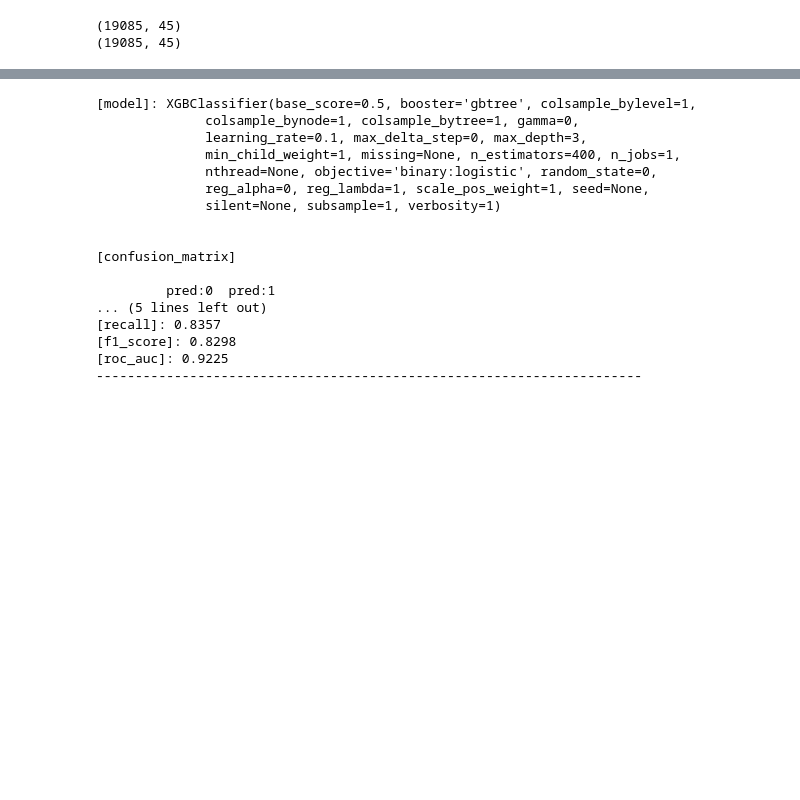
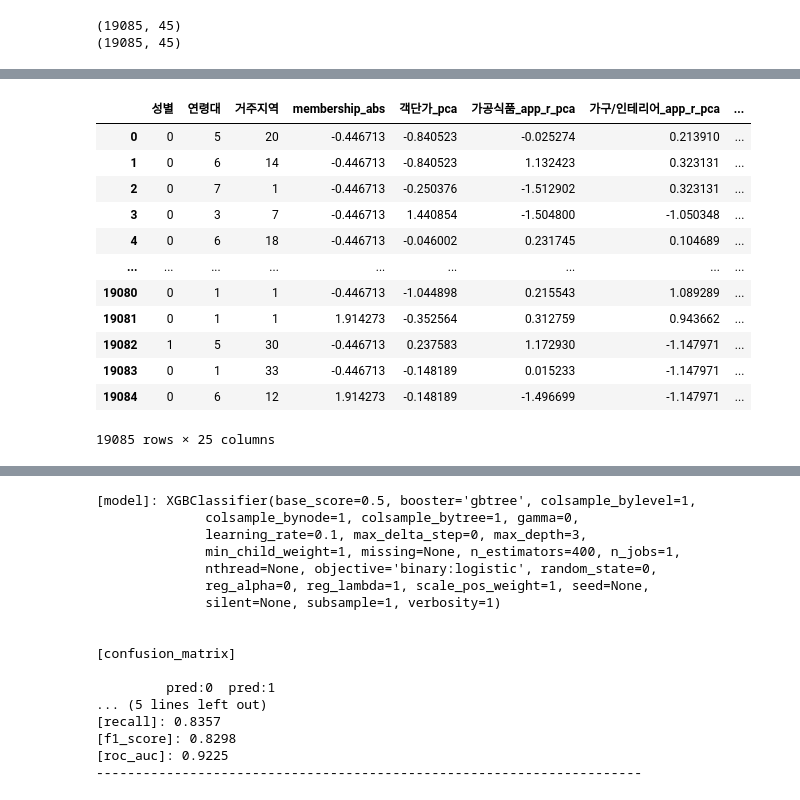
Before and after one commit to kikiru328/enterprise_analysis, a Jupyter notebook: xgggggggggggggggg.ipynb, the cells around one changed output, grey strips where cells are left out. Cells and saved outputs as stored; diff of their text form; code cells hidden in the pictures; blank space fills up the shorter version.

```diff
--- a/xgggggggggggggggg.ipynb
+++ b/xgggggggggggggggg.ipynb
@@ -816,3 +804,19 @@ train
+# %%
+test
+# %% [output]
+|  | 성별 | 연령대 | 거주지역 | membership_abs | 객단가_pca | 가공식품_app_r_pca | 가구/인테리어_app_r_pca | ... |
+| 0 | 0 | 5 | 20 | -0.446713 | -0.840523 | -0.025274 | 0.213910 | ... |
+| 1 | 0 | 6 | 14 | -0.446713 | -0.840523 | 1.132423 | 0.323131 | ... |
+| 2 | 0 | 7 | 1 | -0.446713 | -0.250376 | -1.512902 | 0.323131 | ... |
+| 3 | 0 | 3 | 7 | -0.446713 | 1.440854 | -1.504800 | -1.050348 | ... |
+| 4 | 0 | 6 | 18 | -0.446713 | -0.046002 | 0.231745 | 0.104689 | ... |
+| ... | ... | ... | ... | ... | ... | ... | ... | ... |
+| 19080 | 0 | 1 | 1 | -0.446713 | -1.044898 | 0.215543 | 1.089289 | ... |
+| 19081 | 0 | 1 | 1 | 1.914273 | -0.352564 | 0.312759 | 0.943662 | ... |
+| 19082 | 1 | 5 | 30 | -0.446713 | 0.237583 | 1.172930 | -1.147971 | ... |
+| 19083 | 0 | 1 | 33 | -0.446713 | -0.148189 | 0.015233 | -1.147971 | ... |
+| 19084 | 0 | 6 | 12 | 1.914273 | -0.148189 | -1.496699 | -1.147971 | ... |
+19085 rows × 25 columns
 # %%
 print(train_path)
 with open(f'{train_path}', 'rb') as train_read:
```
Also changed, not shown: parts of 6 cells of this notebook.
